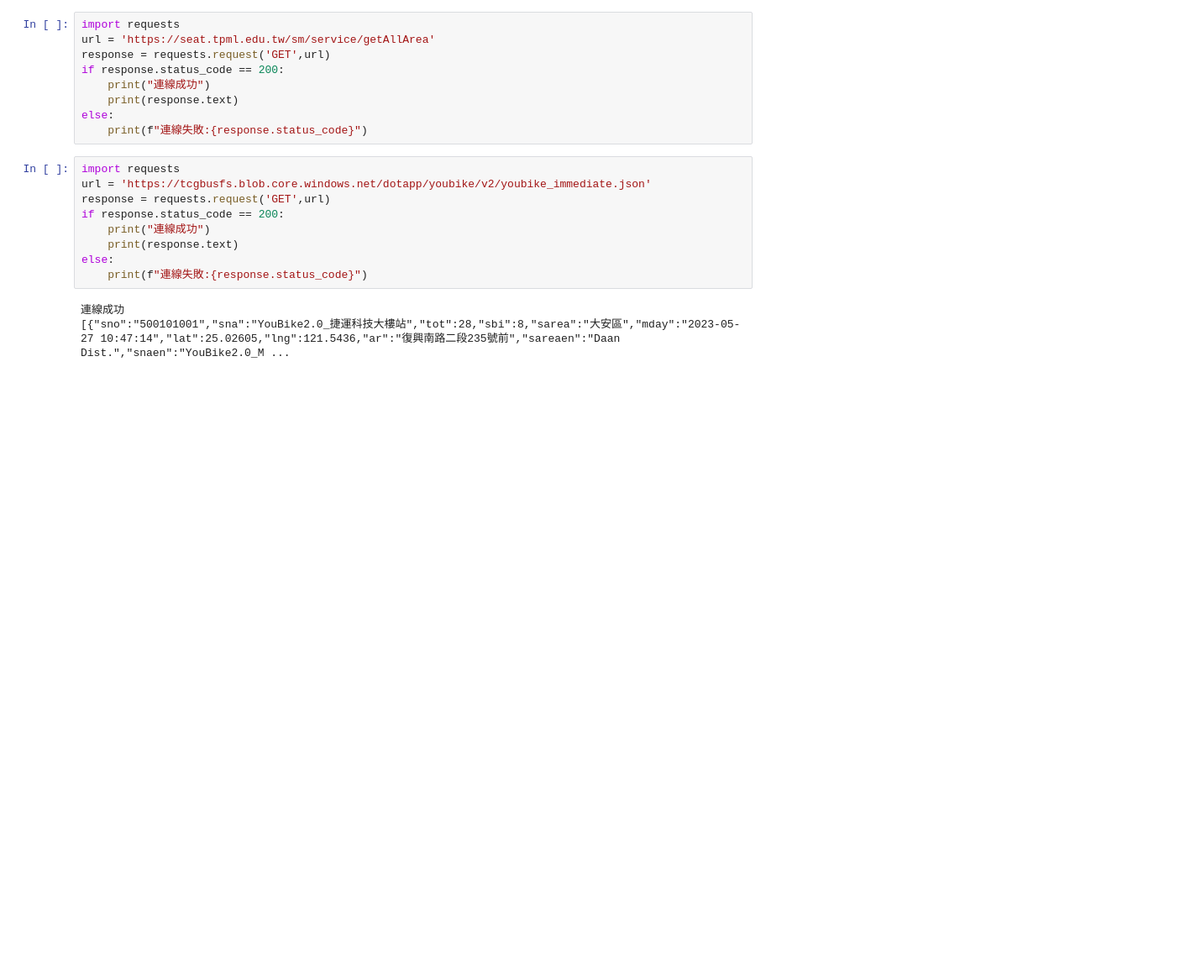
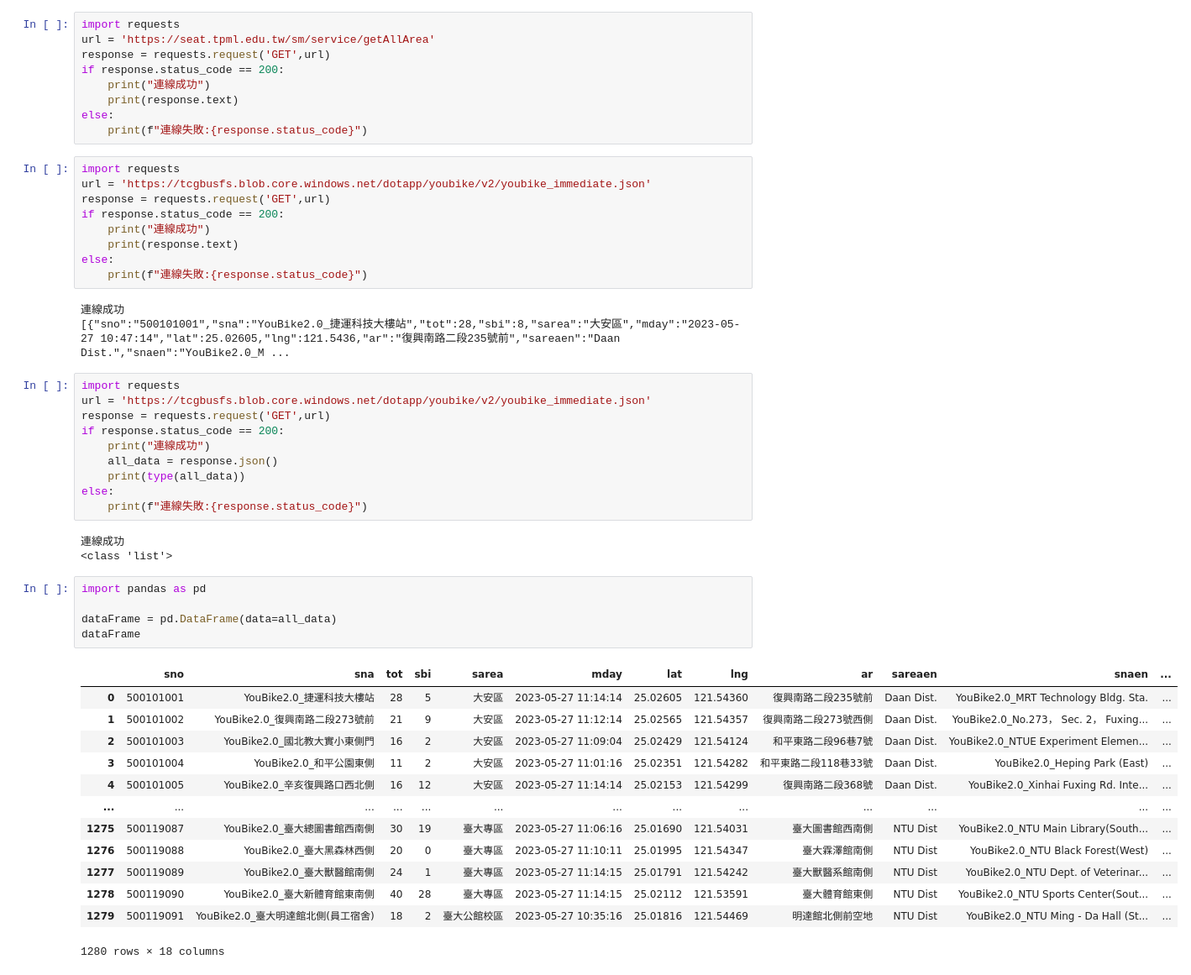
Before and after one commit to 7g4v7l/_112python, a Jupyter notebook: python7_1.ipynb, the cells around one changed output. Shown at 84% size. Saved outputs shown, nothing was run; the diff lists cells and outputs as text; blank space fills up the shorter version.

```diff
--- a/python7_1.ipynb
+++ b/python7_1.ipynb
@@ -19,3 +19,35 @@ else:
 # %% [output]
 連線成功
 [{"sno":"500101001","sna":"YouBike2.0_捷運科技大樓站","tot":28,"sbi":8,"sarea":"大安區","mday":"2023-05-27 10:47:14","lat":25.02605,"lng":121.5436,"ar":"復興南路二段235號前","sareaen":"Daan Dist.","snaen":"YouBike2.0_M ...
+# %%
+import requests
+url = 'https://tcgbusfs.blob.core.windows.net/dotapp/youbike/v2/youbike_immediate.json'
+response = requests.request('GET',url)
+if response.status_code == 200:
+    print("連線成功")
+    all_data = response.json()
+    print(type(all_data))
+else:
+    print(f"連線失敗:{response.status_code}")
+# %% [output]
+連線成功
+<class 'list'>
+# %%
+import pandas as pd
+
+dataFrame = pd.DataFrame(data=all_data)
+dataFrame
+# %% [output]
+|  | sno | sna | tot | sbi | sarea | mday | lat | lng | ar | sareaen | snaen | ... |
+| 0 | 500101001 | YouBike2.0_捷運科技大樓站 | 28 | 5 | 大安區 | 2023-05-27 11:14:14 | 25.02605 | 121.54360 | 復興南路二段235號前 | Daan Dist. | YouBike2.0_MRT Technology Bldg. Sta. | ... |
+| 1 | 500101002 | YouBike2.0_復興南路二段273號前 | 21 | 9 | 大安區 | 2023-05-27 11:12:14 | 25.02565 | 121.54357 | 復興南路二段273號西側 | Daan Dist. | YouBike2.0_No.273， Sec. 2， Fuxing... | ... |
+| 2 | 500101003 | YouBike2.0_國北教大實小東側門 | 16 | 2 | 大安區 | 2023-05-27 11:09:04 | 25.02429 | 121.54124 | 和平東路二段96巷7號 | Daan Dist. | YouBike2.0_NTUE Experiment Elemen... | ... |
+| 3 | 500101004 | YouBike2.0_和平公園東側 | 11 | 2 | 大安區 | 2023-05-27 11:01:16 | 25.02351 | 121.54282 | 和平東路二段118巷33號 | Daan Dist. | YouBike2.0_Heping Park (East) | ... |
+| 4 | 500101005 | YouBike2.0_辛亥復興路口西北側 | 16 | 12 | 大安區 | 2023-05-27 11:14:14 | 25.02153 | 121.54299 | 復興南路二段368號 | Daan Dist. | YouBike2.0_Xinhai Fuxing Rd. Inte... | ... |
+| ... | ... | ... | ... | ... | ... | ... | ... | ... | ... | ... | ... | ... |
+| 1275 | 500119087 | YouBike2.0_臺大總圖書館西南側 | 30 | 19 | 臺大專區 | 2023-05-27 11:06:16 | 25.01690 | 121.54031 | 臺大圖書館西南側 | NTU Dist | YouBike2.0_NTU Main Library(South... | ... |
+| 1276 | 500119088 | YouBike2.0_臺大黑森林西側 | 20 | 0 | 臺大專區 | 2023-05-27 11:10:11 | 25.01995 | 121.54347 | 臺大霖澤館南側 | NTU Dist | YouBike2.0_NTU Black Forest(West) | ... |
+| 1277 | 500119089 | YouBike2.0_臺大獸醫館南側 | 24 | 1 | 臺大專區 | 2023-05-27 11:14:15 | 25.01791 | 121.54242 | 臺大獸醫系館南側 | NTU Dist | YouBike2.0_NTU Dept. of Veterinar... | ... |
+| 1278 | 500119090 | YouBike2.0_臺大新體育館東南側 | 40 | 28 | 臺大專區 | 2023-05-27 11:14:15 | 25.02112 | 121.53591 | 臺大體育館東側 | NTU Dist | YouBike2.0_NTU Sports Center(Sout... | ... |
+| 1279 | 500119091 | YouBike2.0_臺大明達館北側(員工宿舍) | 18 | 2 | 臺大公館校區 | 2023-05-27 10:35:16 | 25.01816 | 121.54469 | 明達館北側前空地 | NTU Dist | YouBike2.0_NTU Ming - Da Hall (St... | ... |
+1280 rows × 18 columns
```
Also changed, not shown: 1 other file.
